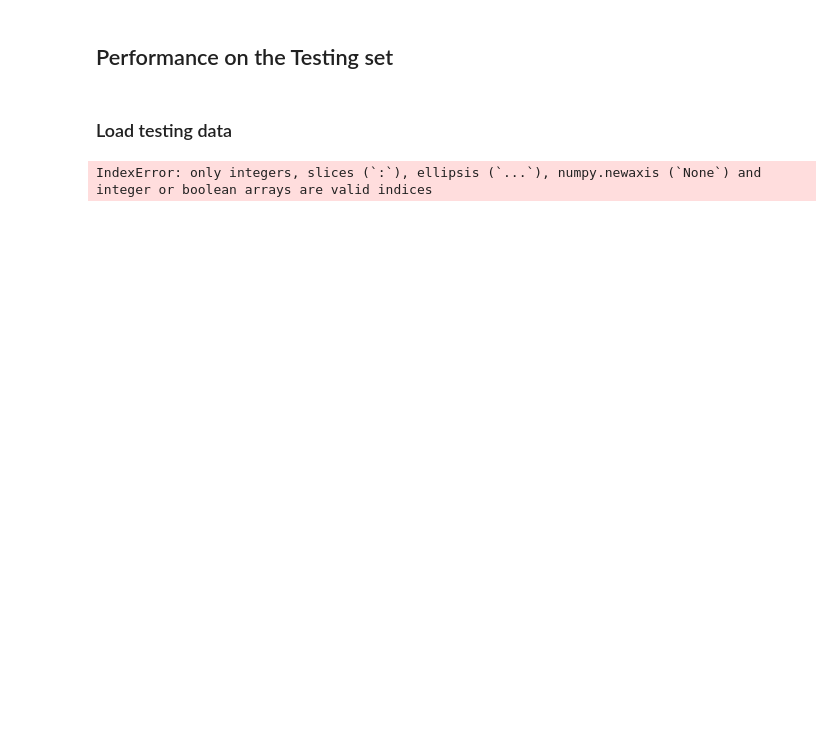
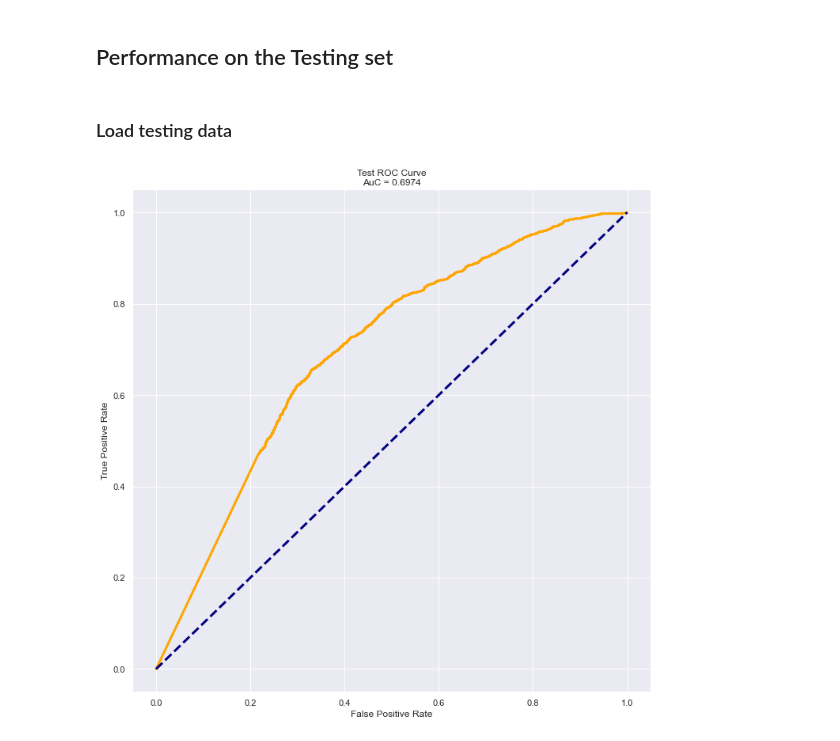
Before and after one commit to madhava20217/Malaria-Detection-from-Cells, a Jupyter notebook: Modeling/naive_bayes.ipynb, the cells around one changed output. Saved outputs shown, nothing was run; the diff lists cells and outputs as text; code cells hidden in the pictures; blank space fills up the shorter version.

Commit message:
testing info

```diff
--- a/Modeling/naive_bayes.ipynb
+++ b/Modeling/naive_bayes.ipynb
@@ -212,10 +204,43 @@ test_x = test_x.reshape([num_test, dim])
-# %%
-from Modules.testing_module import Evaluation
-
-test_y_pred = nb.predict(test_x)
-test_y_score = nb.predict_proba(test_x)
-eval = Evaluation(actual = test_y, pred = test_y_pred, model_reference_name= "Naive Bayes")
-metrics = eval.metrics_classification(test_y_score)
-metrics
-# %% [output]
-IndexError: only integers, slices (`:`), ellipsis (`...`), numpy.newaxis (`None`) and integer or boolean arrays are valid indices
+# %%
+test_df = pd.read_csv(test_csv)
+test_x = test_df['Image_Path'].to_numpy()
+test_y = test_df['Parasitized'].to_numpy()
+test_x = load_images(test_x)
+
+num_test = test_x.shape[0]
+test_x = test_x.reshape([num_test, dim])
+
+y_pred_test = nb.predict(test_x)
+
+acc_test  = accuracy_score(test_y , y_pred_test)
+prec_test  = precision_score(test_y , y_pred_test)
+recall_test  = recall_score(test_y , y_pred_test)
+f1_test  = f1_score(test_y , y_pred_test)
+
+y_score = nb.predict_proba(test_x)
+
+fpr, tpr, _ = roc_curve(test_y, y_score[:, 1], pos_label = 1)
+roc_auc = roc_auc_score(test_y, y_score[:, 1])
+
+plt.figure(figsize = (10,10))
+plt.plot(fpr, tpr, color = 'orange')
+plt.plot([0,1], [0,1], color = 'navy', linestyle = '--')
+
+plt.xlabel("False Positive Rate")
+plt.ylabel("True Positive Rate")
+plt.title("Test ROC Curve\nAuC = {:.4f}".format(roc_auc))
+
+plt.tight_layout()
+plt.show()
+
+
+train_res = ['Training Results',   acc_train, prec_train, recall_train, f1_train]
+val_res   = ['Validation Results', acc_val,   prec_val,   recall_val,   f1_val  ]
+test_res  = ['Test Results',       acc_test,  prec_test,  recall_test,  f1_test ]
+
+
+results = pd.DataFrame([train_res, val_res, test_res], columns = ['Dataset', 'Accuracy', 'Precision', 'Recall', 'F1-Score'])
+results.set_index('Dataset', inplace = True)
+results
+# %% [output]
+[figure, added]
```
Also changed, not shown: parts of 2 cells of this notebook, 1 other file.
